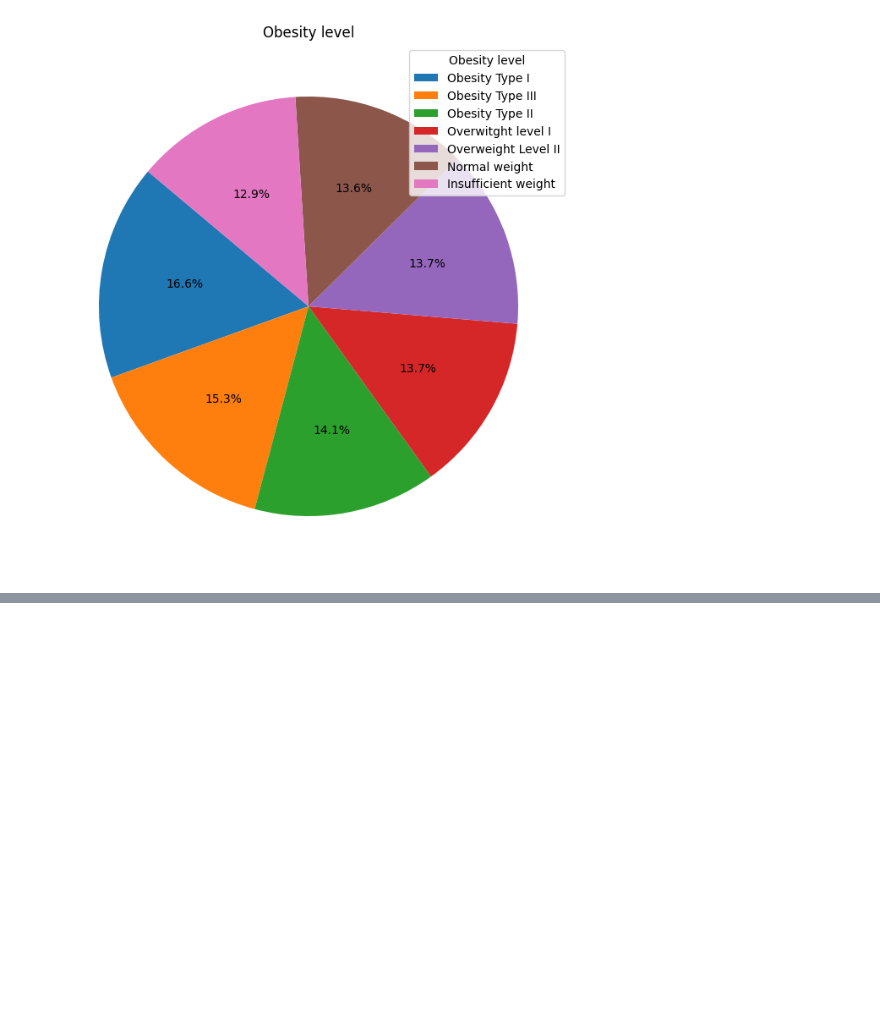
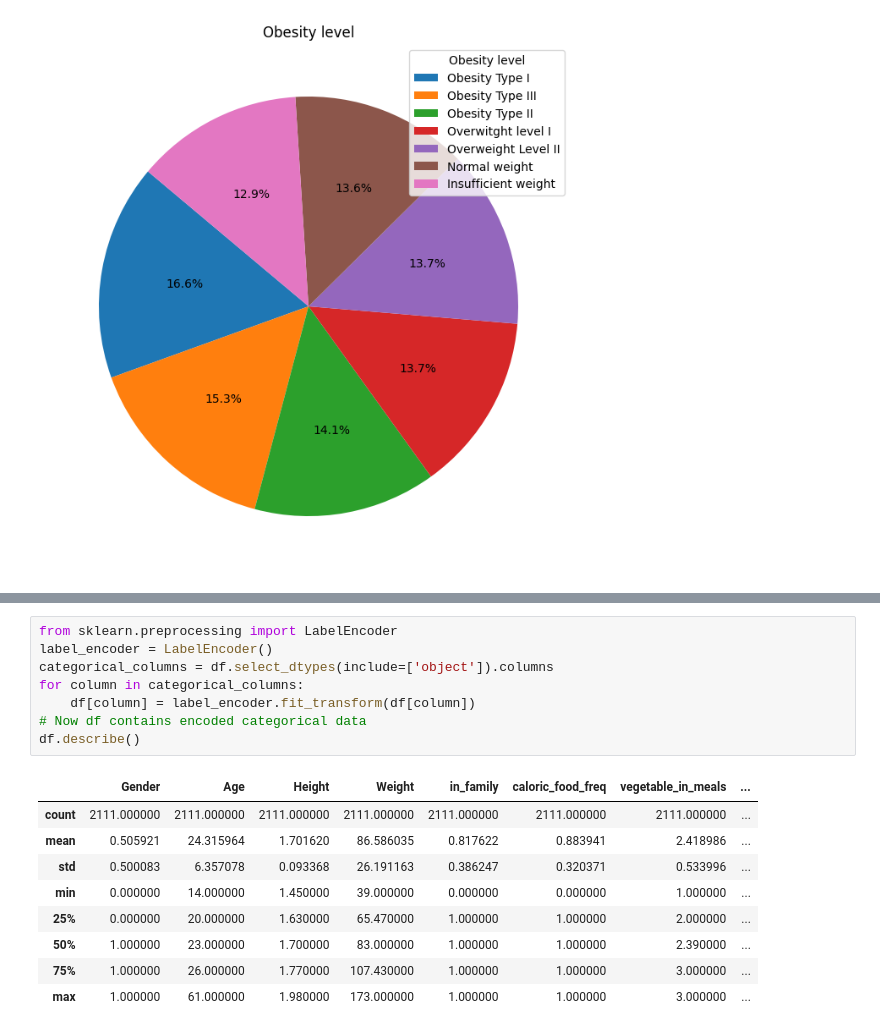
Before and after one commit to SamGombs20/DataAnalysisSample, a Jupyter notebook: code/obesiScanAnalysis.ipynb, the cells around one changed output, grey strips where cells are left out. Saved outputs shown, nothing was run; the diff lists cells and outputs as text; blank space fills up the shorter version.

```diff
--- a/code/obesiScanAnalysis.ipynb
+++ b/code/obesiScanAnalysis.ipynb
@@ -154,0 +154,18 @@ plt.show()
+# %%
+from sklearn.preprocessing import LabelEncoder
+label_encoder = LabelEncoder()
+categorical_columns = df.select_dtypes(include=['object']).columns
+for column in categorical_columns:
+    df[column] = label_encoder.fit_transform(df[column])
+# Now df contains encoded categorical data
+df.describe()
+# %% [output]
+|  | Gender | Age | Height | Weight | in_family | caloric_food_freq | vegetable_in_meals | ... |
+| count | 2111.000000 | 2111.000000 | 2111.000000 | 2111.000000 | 2111.000000 | 2111.000000 | 2111.000000 | ... |
+| mean | 0.505921 | 24.315964 | 1.701620 | 86.586035 | 0.817622 | 0.883941 | 2.418986 | ... |
+| std | 0.500083 | 6.357078 | 0.093368 | 26.191163 | 0.386247 | 0.320371 | 0.533996 | ... |
+| min | 0.000000 | 14.000000 | 1.450000 | 39.000000 | 0.000000 | 0.000000 | 1.000000 | ... |
+| 25% | 0.000000 | 20.000000 | 1.630000 | 65.470000 | 1.000000 | 1.000000 | 2.000000 | ... |
+| 50% | 1.000000 | 23.000000 | 1.700000 | 83.000000 | 1.000000 | 1.000000 | 2.390000 | ... |
+| 75% | 1.000000 | 26.000000 | 1.770000 | 107.430000 | 1.000000 | 1.000000 | 3.000000 | ... |
+| max | 1.000000 | 61.000000 | 1.980000 | 173.000000 | 1.000000 | 1.000000 | 3.000000 | ... |
```
Also changed, not shown: parts of 3 cells of this notebook.
